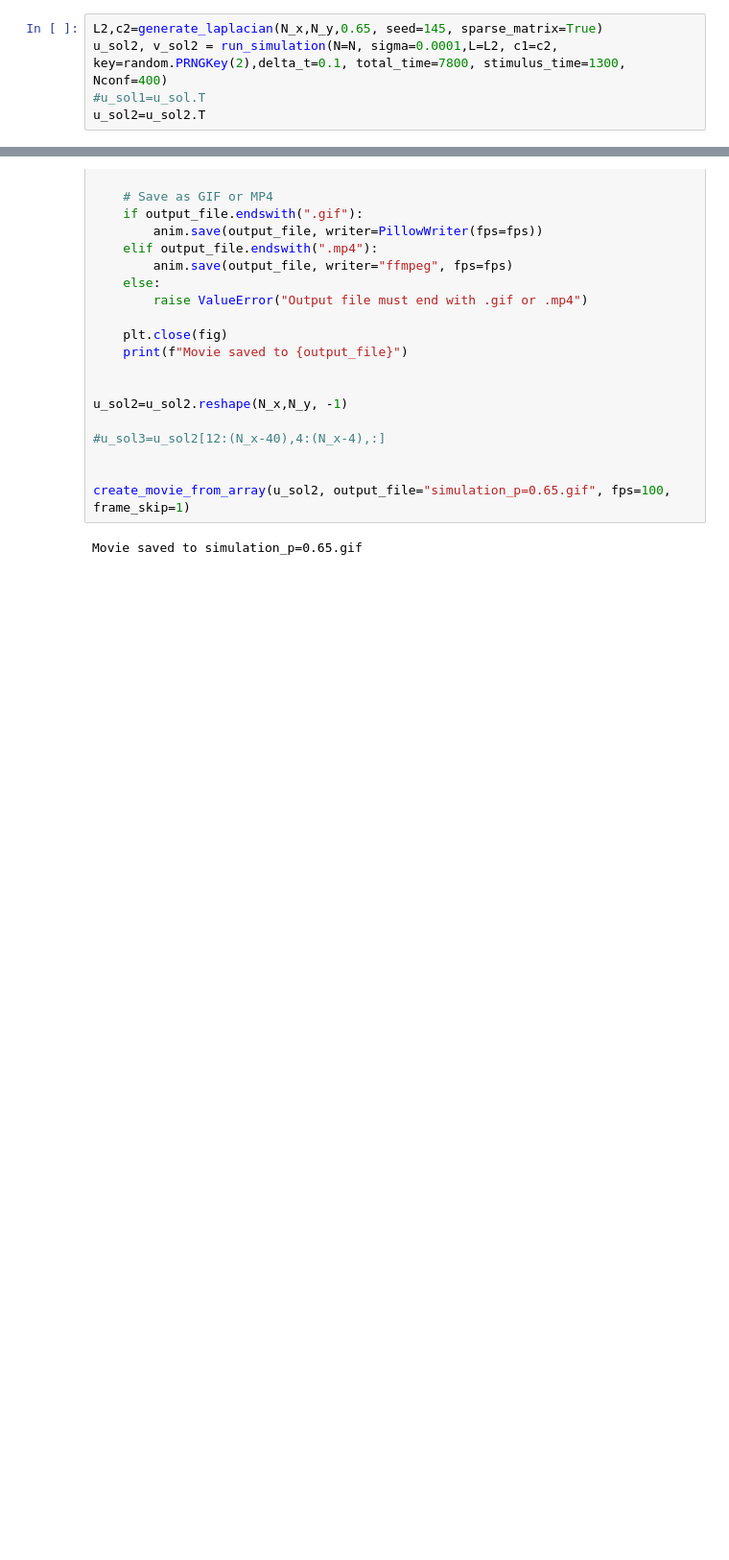
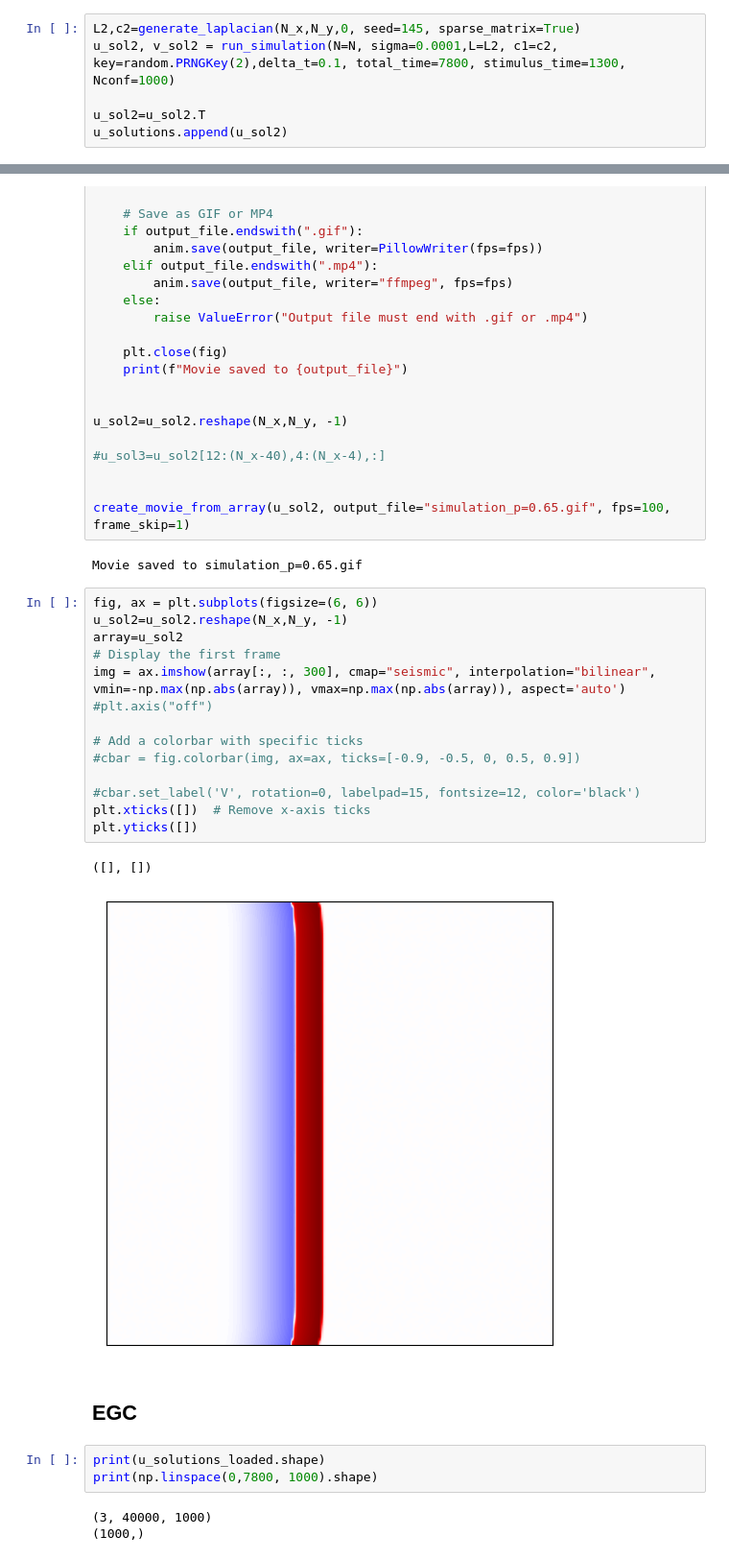
Before and after one commit to Priesemann-Group/perspective_heart_and_brain, a Jupyter notebook: notebooks/heart_plots.ipynb, the cells around one changed output, grey strips where cells are left out. Shown at 96% size. Cells and saved outputs as stored; diff of their text form; blank space fills up the shorter version.

```diff
--- a/notebooks/heart_plots.ipynb
+++ b/notebooks/heart_plots.ipynb
@@ -366,5 +367,6 @@ plt.show()
 # %%
-L2,c2=generate_laplacian(N_x,N_y,0.65, seed=145, sparse_matrix=True)
-u_sol2, v_sol2 = run_simulation(N=N, sigma=0.0001,L=L2, c1=c2, key=random.PRNGKey(2),delta_t=0.1, total_time=7800, stimulus_time=1300, Nconf=400)
-#u_sol1=u_sol.T
+L2,c2=generate_laplacian(N_x,N_y,0, seed=145, sparse_matrix=True)
+u_sol2, v_sol2 = run_simulation(N=N, sigma=0.0001,L=L2, c1=c2, key=random.PRNGKey(2),delta_t=0.1, total_time=7800, stimulus_time=1300, Nconf=1000)
+
 u_sol2=u_sol2.T
+u_solutions.append(u_sol2)
@@ -425,3 +453,28 @@ u_sol2=u_sol2.reshape(N_x,N_y, -1)
 create_movie_from_array(u_sol2, output_file="simulation_p=0.65.gif", fps=100, frame_skip=1)
 # %% [output]
 Movie saved to simulation_p=0.65.gif
+# %%
+fig, ax = plt.subplots(figsize=(6, 6))
+u_sol2=u_sol2.reshape(N_x,N_y, -1)
+array=u_sol2
+# Display the first frame
+img = ax.imshow(array[:, :, 300], cmap="seismic", interpolation="bilinear", vmin=-np.max(np.abs(array)), vmax=np.max(np.abs(array)), aspect='auto')
+#plt.axis("off")
+
+# Add a colorbar with specific ticks
+#cbar = fig.colorbar(img, ax=ax, ticks=[-0.9, -0.5, 0, 0.5, 0.9])
+
+#cbar.set_label('V', rotation=0, labelpad=15, fontsize=12, color='black')
+plt.xticks([])  # Remove x-axis ticks
+plt.yticks([])
+# %% [output]
+([], [])
+[figure, added]
+# %% [markdown]
+## EGC
+# %%
+print(u_solutions_loaded.shape)
+print(np.linspace(0,7800, 1000).shape)
+# %% [output]
+(3, 40000, 1000)
+(1000,)
```
Also changed, not shown: parts of 11 cells of this notebook, 1 other file.
